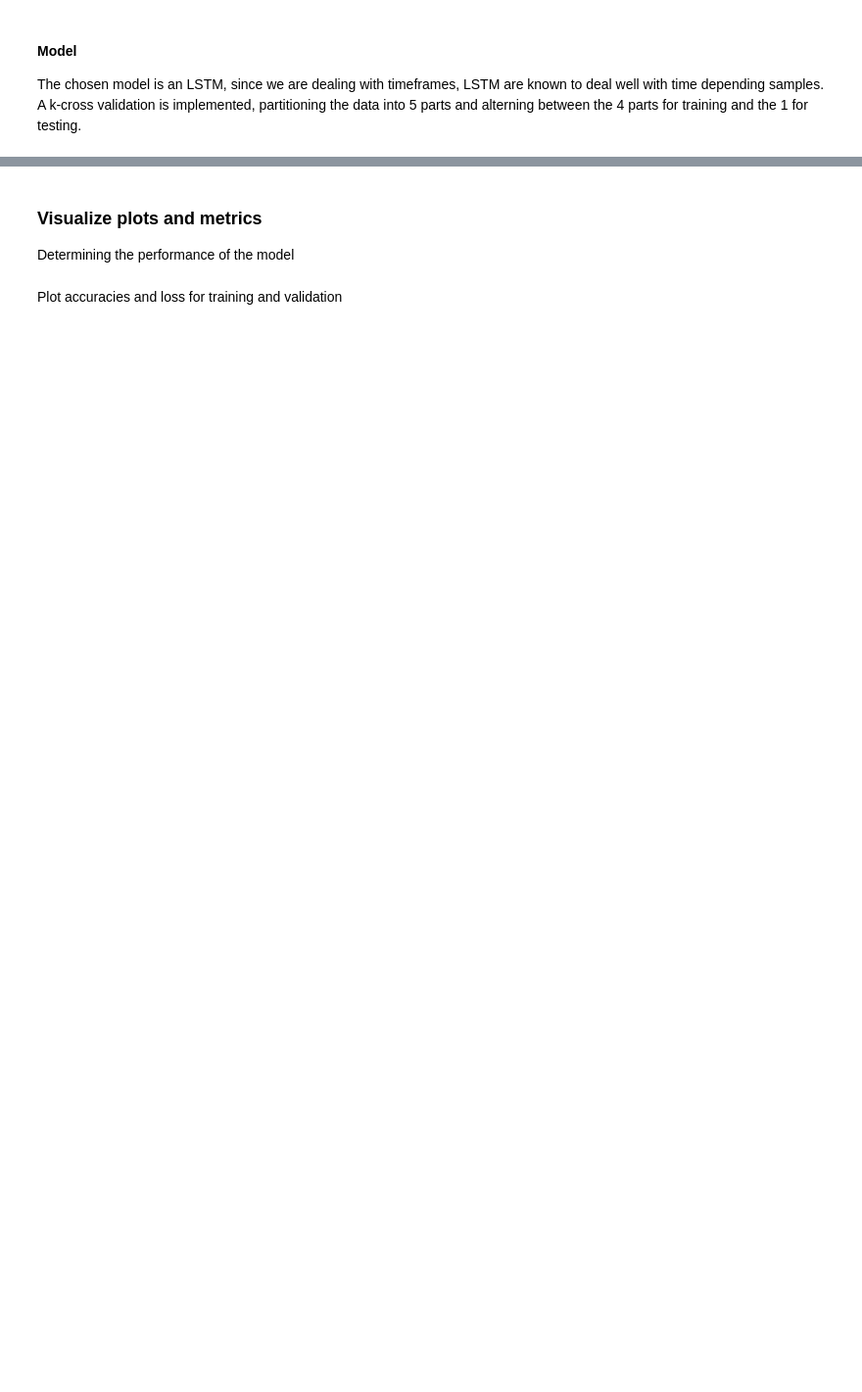
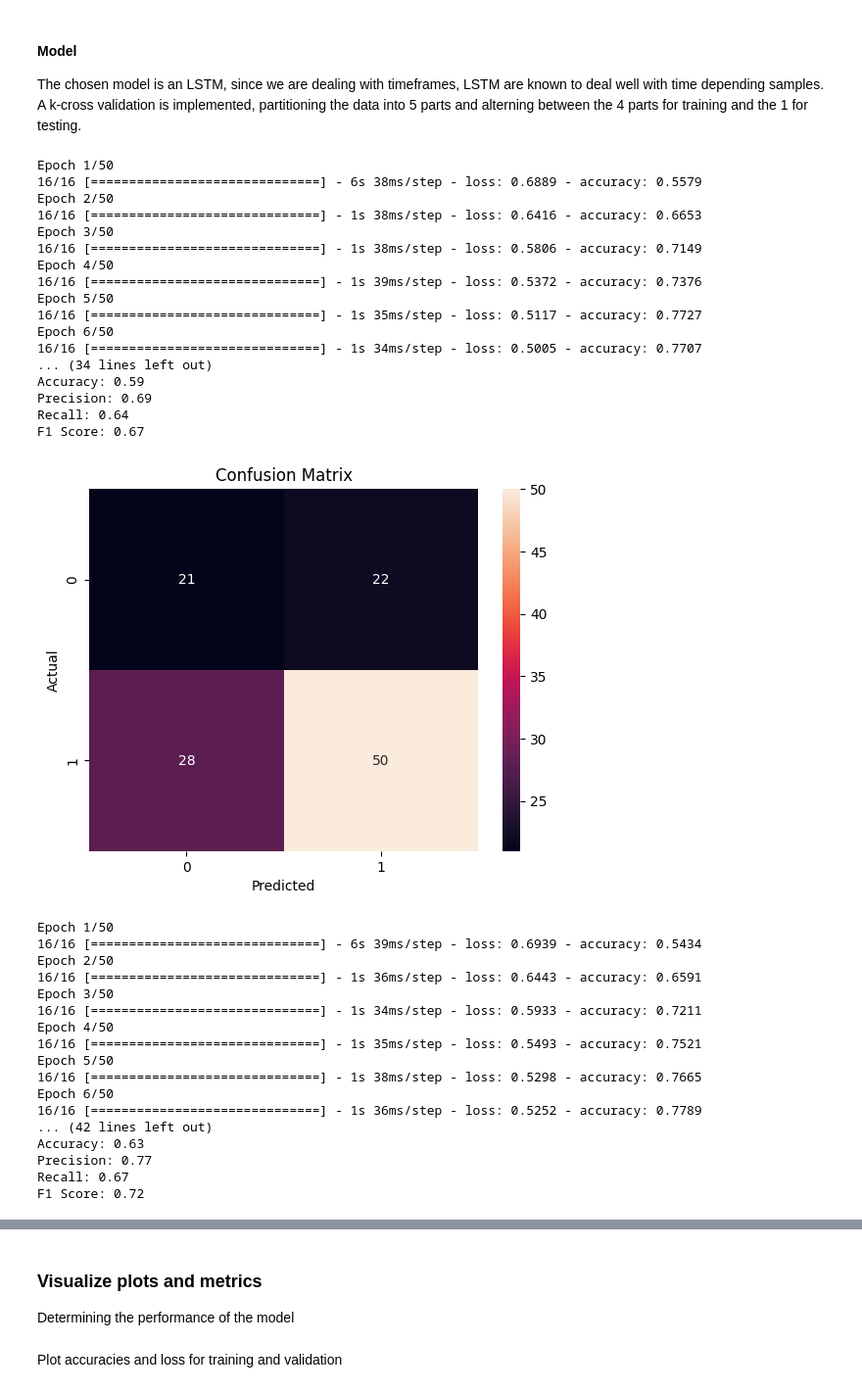
Before and after one commit to samymessal/EEG_octo, a Jupyter notebook: files/building_model.ipynb, the cells around one changed output, grey strips where cells are left out. Shown at 98% size. Saved outputs shown, nothing was run; the diff lists cells and outputs as text; code cells hidden in the pictures; blank space fills up the shorter version.

```diff
--- a/files/building_model.ipynb
+++ b/files/building_model.ipynb
@@ -31,8 +40,8 @@ import data_preparation
 
 Using the `processed_data` function from the previous step to download our concatenated raw with its correspondent preprocessing and features.
 # %%
-X, labels = data_preparation.processed_data(["dataset/train_S002_night1_hackathon_raw.mat",
-                                            "dataset/train_S003_night5_hackathon_raw.mat"],
-                                            ["dataset/train_S002_labeled.csv",
-                                            "dataset/train_S003_labeled.csv"],
-                                            labels=["SSO", "SS1"], fmin=11, fmax=15)
+X, labels = data_preparation.processed_data(["../dataset/train_S002_night1_hackathon_raw.mat",
+                                            "../dataset/train_S003_night5_hackathon_raw.mat"],
+                                            ["../dataset/train_S002_labeled.csv",
+                                            "../dataset/train_S003_labeled.csv"],
+                                            labels=["SS0", "SS1"], fmin=11, fmax=15)
@@ -43,32 +78,69 @@ X, labels = data_preparation.processed_data(["dataset/train_S002_night1_hackatho
 The chosen model is an LSTM, since we are dealing with timeframes, LSTM are known to deal well with time depending samples. A k-cross validation is implemented, partitioning the data into 5 parts and alterning between the 4 parts for training and the 1 for testing.
 # %%
 fold_no = 1
-for train, test in KFold.split(X, labels):
+kfold = KFold(n_splits=5)
+for train, test in kfold.split(X):
     # Define the model architecture
     model = Sequential()
-    model.add(LSTM(50, input_shape=(X[train].shape[1], X[train].shape[2]), return_sequences=True))
+    model.add(LSTM(50, input_shape=(X.shape[1], X.shape[2]), return_sequences=True))
     model.add(LSTM(50, return_sequences=True))
     model.add(Dropout(0.4))
     model.add(LSTM(20, return_sequences=True))
     model.add(Dropout(0.3))
     model.add(LSTM(20))
     model.add(Dropout(0.2))
     model.add(Dense(1, activation='sigmoid'))
 
     # Compile the model
     model.compile(optimizer='adam', loss='binary_crossentropy', metrics=['accuracy'])
 
     # Generate class weights for current split
-    class_weights = compute_class_weight('balanced', classes=np.unique(labels[train]), y=labels[train])
+    class_weights = compute_class_weight('balanced', classes=np.unique(labels), y=labels)
     class_weight_dict = dict(enumerate(class_weights))
 
     # Early stopping to prevent overfitting
-    early_stopping = EarlyStopping(monitor='val_loss', patience=5, verbose=1, restore_best_weights=True)
+    early_stopping = EarlyStopping(monitor='loss', patience=5, verbose=1, restore_best_weights=True)
 
     # Fit data to model
-    history = model.fit(X[test], labels[test], epochs=50, validation_split=0.2, class_weight=class_weight_dict, callbacks=[early_stopping])
+    history = model.fit(X[train], labels[train], epochs=50, class_weight=class_weight_dict, callbacks=[early_stopping])
 
     perf_metrics = utils.evaluate_model(model, X[test], labels[test])
     utils.save_model(model, history, perf_metrics, fold_no)
     # Increase fold number for next split
     fold_no = fold_no + 1
+# %% [output]
+Epoch 1/50
+16/16 [==============================] - 6s 38ms/step - loss: 0.6889 - accuracy: 0.5579
+Epoch 2/50
+16/16 [==============================] - 1s 38ms/step - loss: 0.6416 - accuracy: 0.6653
+Epoch 3/50
+16/16 [==============================] - 1s 38ms/step - loss: 0.5806 - accuracy: 0.7149
+Epoch 4/50
+16/16 [==============================] - 1s 39ms/step - loss: 0.5372 - accuracy: 0.7376
+Epoch 5/50
+16/16 [==============================] - 1s 35ms/step - loss: 0.5117 - accuracy: 0.7727
+Epoch 6/50
+16/16 [==============================] - 1s 34ms/step - loss: 0.5005 - accuracy: 0.7707
+... (34 lines left out)
+Accuracy: 0.59
+Precision: 0.69
+Recall: 0.64
+F1 Score: 0.67
+[figure, added]
+Epoch 1/50
+16/16 [==============================] - 6s 39ms/step - loss: 0.6939 - accuracy: 0.5434
+Epoch 2/50
+16/16 [==============================] - 1s 36ms/step - loss: 0.6443 - accuracy: 0.6591
+Epoch 3/50
+16/16 [==============================] - 1s 34ms/step - loss: 0.5933 - accuracy: 0.7211
+Epoch 4/50
+16/16 [==============================] - 1s 35ms/step - loss: 0.5493 - accuracy: 0.7521
+Epoch 5/50
+16/16 [==============================] - 1s 38ms/step - loss: 0.5298 - accuracy: 0.7665
+Epoch 6/50
+16/16 [==============================] - 1s 36ms/step - loss: 0.5252 - accuracy: 0.7789
+... (42 lines left out)
+Accuracy: 0.63
+Precision: 0.77
+Recall: 0.67
+F1 Score: 0.72
```
Also changed, not shown: parts of 5 cells of this notebook, 1 other file.
